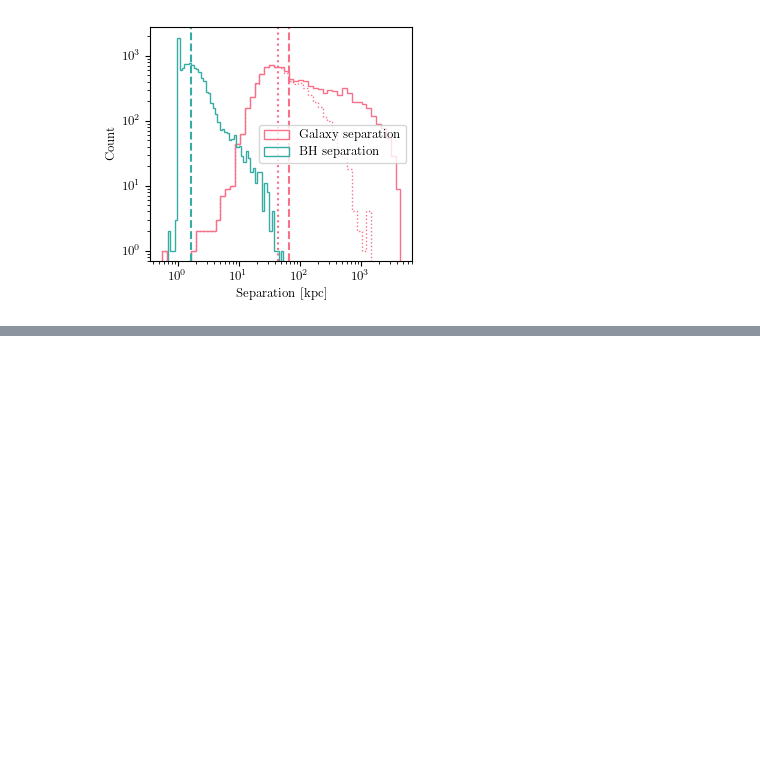
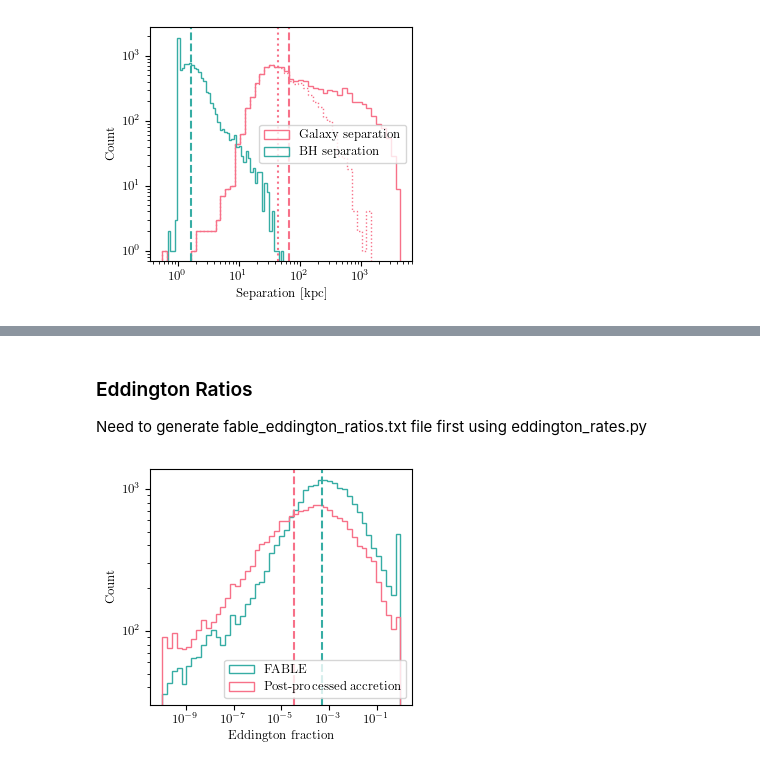
Before and after one commit to steph-buttigieg/BHMacroDelay, a Jupyter notebook: src/analyse_macro_delays.ipynb, the cells around one changed output, grey strips where cells are left out. Drawn from its saved outputs; the diff is of its cells as text; code cells hidden in the pictures; blank space fills up the shorter version.

```diff
--- a/src/analyse_macro_delays.ipynb
+++ b/src/analyse_macro_delays.ipynb
@@ -353,0 +657,17 @@ Median separation of galaxies (merged):  44.07351883470509
+# %% [markdown]
+### Eddington Ratios
+Need to generate fable_eddington_ratios.txt file first using eddington_rates.py
+# %%
+path_to_file_primary = '../data/generated_data/fable_eddington_ratios_primary.txt'
+path_to_file_secondary = '../data/generated_data/fable_eddington_ratios_secondary.txt'
+simulation_data_primary = np.loadtxt(path_to_file_primary)
+simulation_data_secondary = np.loadtxt(path_to_file_secondary)
+eddington_fractions_primary = simulation_data_primary[:,-1]
+eddington_fractions_secondary = simulation_data_secondary[:,-1]
+eddington_fractions_fable = np.concatenate((eddington_fractions_primary, eddington_fractions_secondary))
+# %%
+def eddington_rate(M_BH):
+    epsilon_r = 0.1
+    M_BH = M_BH*u.Msun
+    eddington_rate = 4*np.pi*const.G*M_BH*const.m_p/(0.1*const.sigma_T*const.c)
+    return eddington_rate.to(u.Msun/u.Gyr).value
@@ -353,0 +732,18 @@ Median separation of galaxies (merged):  44.07351883470509
+# %%
+eddington_fractions_accreted = np.concatenate((eddington_fractions_primary_accreted, eddington_fractions_secondary_accreted))
+
+bins = np.logspace(-10, 0, 50)
+plt.figure(figsize=(10/3, 3))
+plt.hist(eddington_fractions_fable, bins=bins, color=colour_map[4], histtype='step', label='FABLE', density=False)
+plt.hist(eddington_fractions_accreted, bins=bins, color=colour_map[0], histtype='step', label='Post-processed accretion',density=False)
+plt.axvline(np.median(eddington_fractions_fable), color=colour_map[4], linestyle='--')
+plt.axvline(np.median(eddington_fractions_accreted), color=colour_map[0], linestyle='--')
+plt.xscale('log')
+plt.yscale('log')
+plt.xlabel('Eddington fraction')
+plt.ylabel('Count')
+plt.legend()
+plt.tight_layout()
+plt.savefig('../figures/eddington_fractions.png', dpi = 600)
+# %% [output]
+[figure, added]
```
Also changed, not shown: parts of 12 cells of this notebook, 5 other files.
